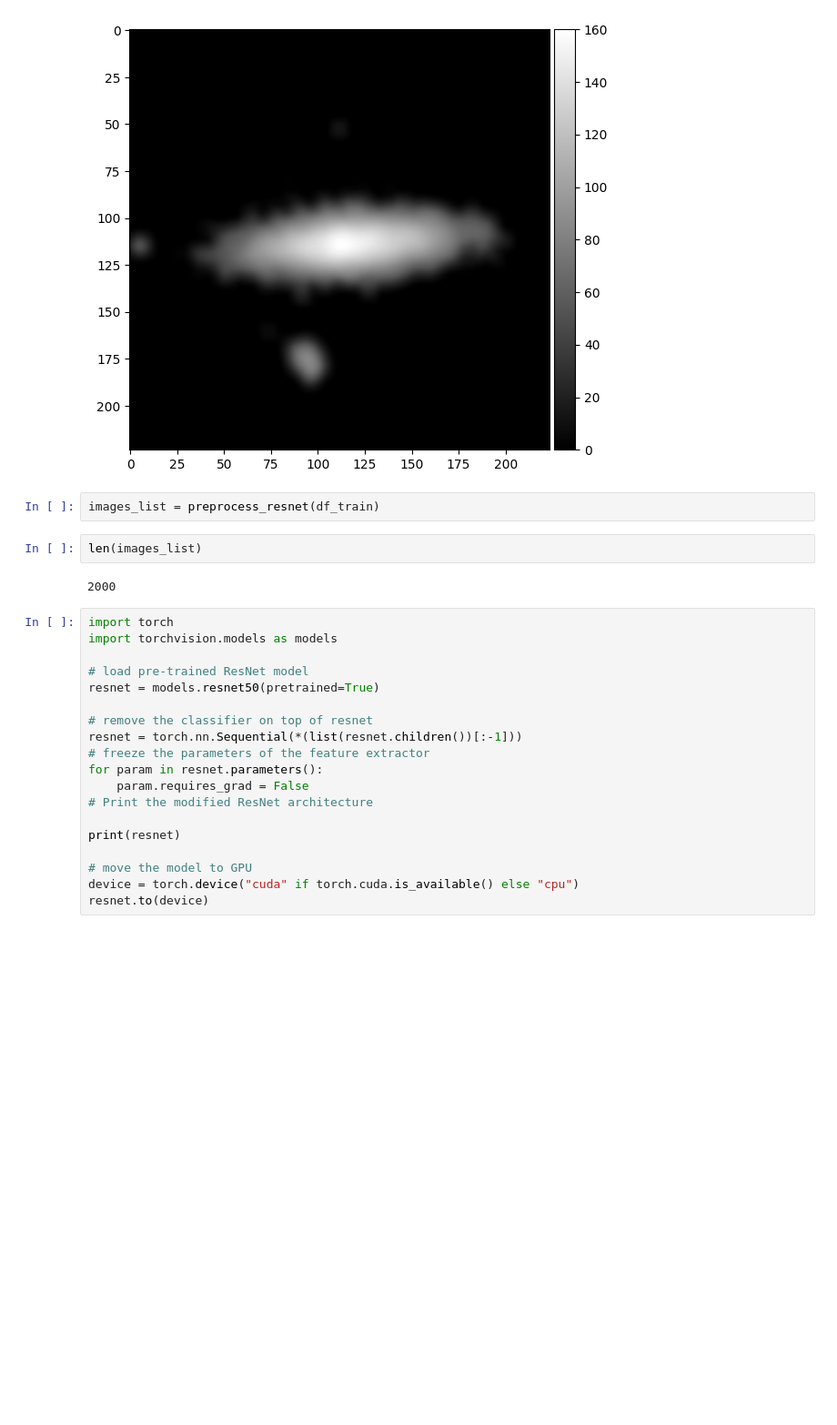
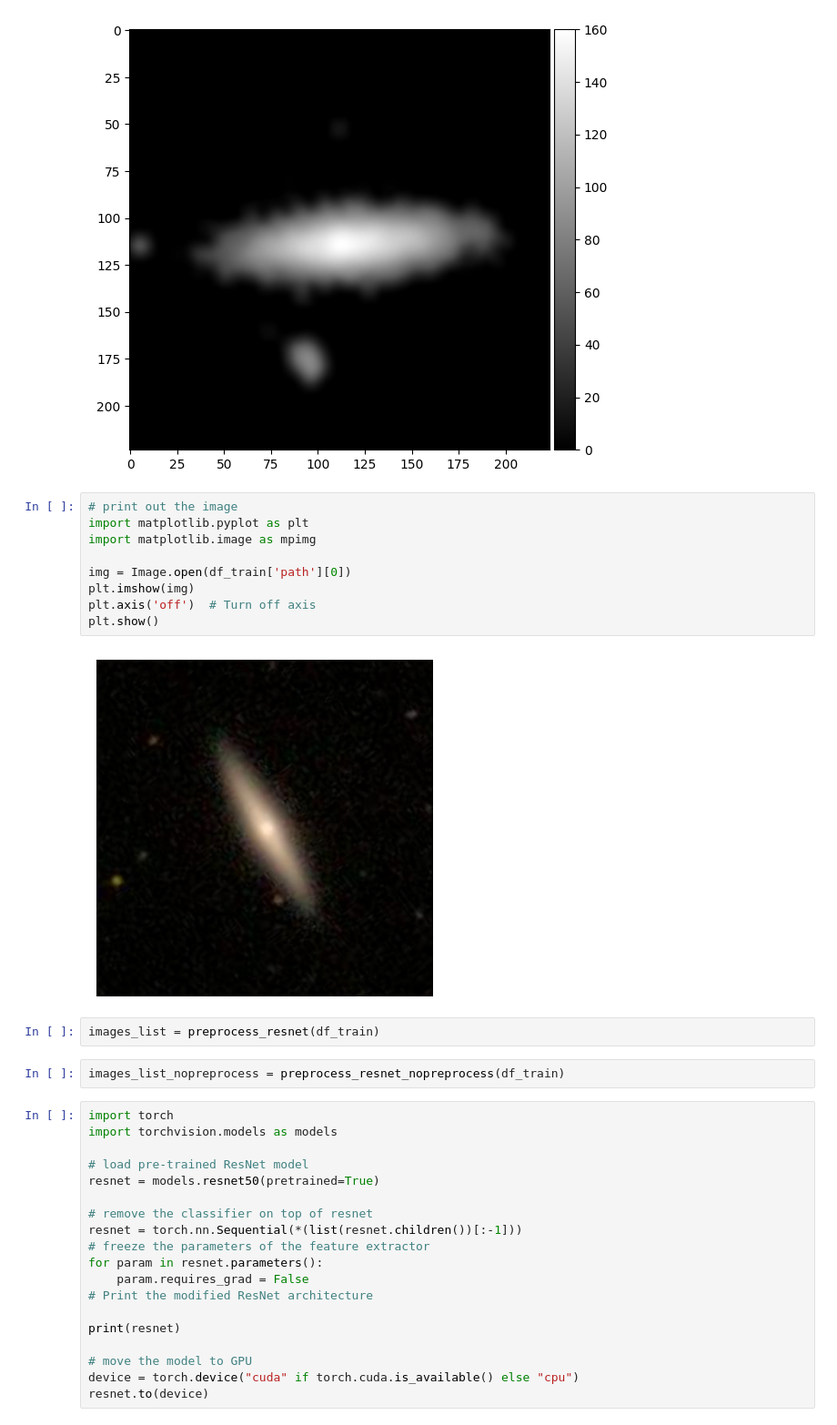
Before and after one commit to immanuelazn/w281_final_galaxy_zoo, a Jupyter notebook: feature_extractor_resnet.ipynb, the cells around one changed output. Shown: that part at 91% size. Drawn from its saved outputs; the diff is of its cells as text; blank space fills up the shorter version.

```diff
--- a/feature_extractor_resnet.ipynb
+++ b/feature_extractor_resnet.ipynb
@@ -176,12 +186,21 @@ img = preprocess_resnet(df_train[:10])[9]
 display_img_colorbar(img)
 # %% [output]
 [figure]
+# %%
+# print out the image
+import matplotlib.pyplot as plt
+import matplotlib.image as mpimg
+
+img = Image.open(df_train['path'][0])
+plt.imshow(img)
+plt.axis('off')  # Turn off axis
+plt.show()
+# %% [output]
+[figure, added]
 # %%
 images_list = preprocess_resnet(df_train)
-# %%
-len(images_list)
-# %% [output]
-2000
+# %%
+images_list_nopreprocess = preprocess_resnet_nopreprocess(df_train)
 # %%
 import torch
 import torchvision.models as models
```
Also changed, not shown: parts of 14 cells of this notebook.
